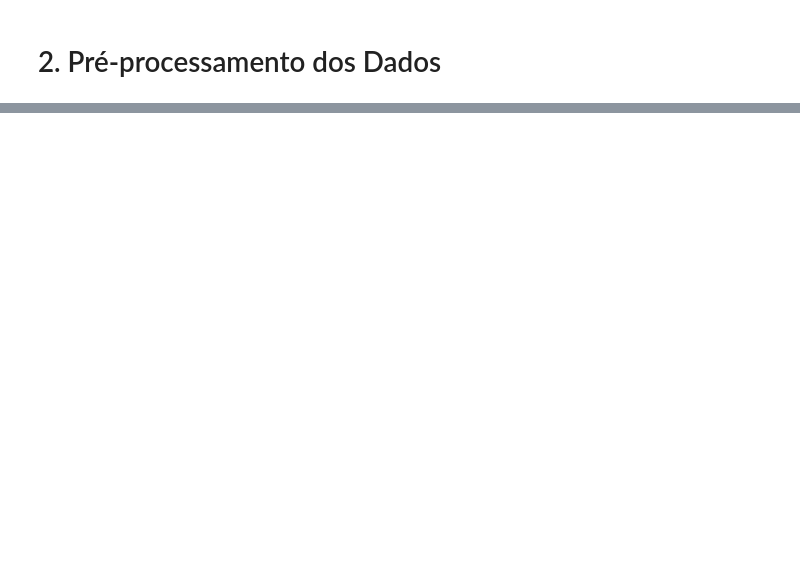
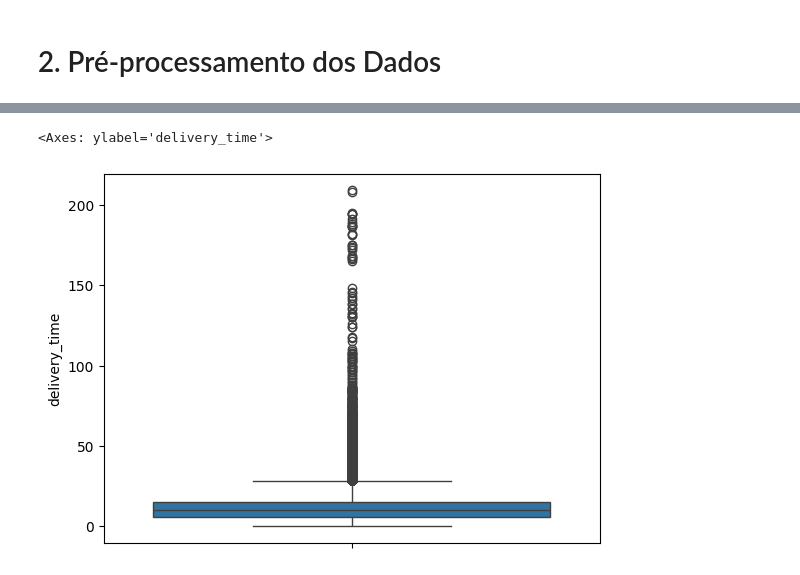
Before and after one commit to henriquefac/ciencia_de_dados_av1, a Jupyter notebook: av2/notebook/pre_data_processing.ipynb, the cells around one changed output, grey strips where cells are left out. Drawn from its saved outputs; the diff is of its cells as text; code cells hidden in the pictures; blank space fills up the shorter version.

```diff
--- a/av2/notebook/pre_data_processing.ipynb
+++ b/av2/notebook/pre_data_processing.ipynb
@@ -17,0 +95,5 @@ df.head()
+# %%
+sns.boxplot(df['delivery_time'])
+# %% [output]
+<Axes: ylabel='delivery_time'>
+[figure, added]
```
Also changed, not shown: parts of 12 cells of this notebook, 13 other files.
